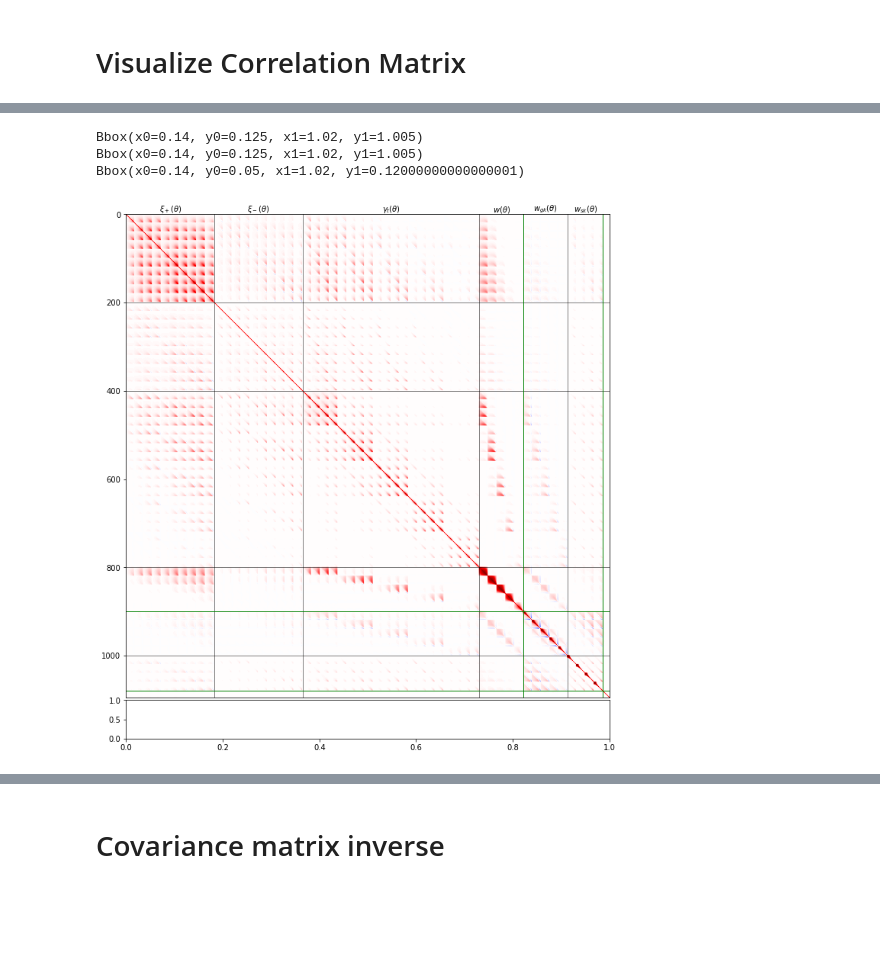
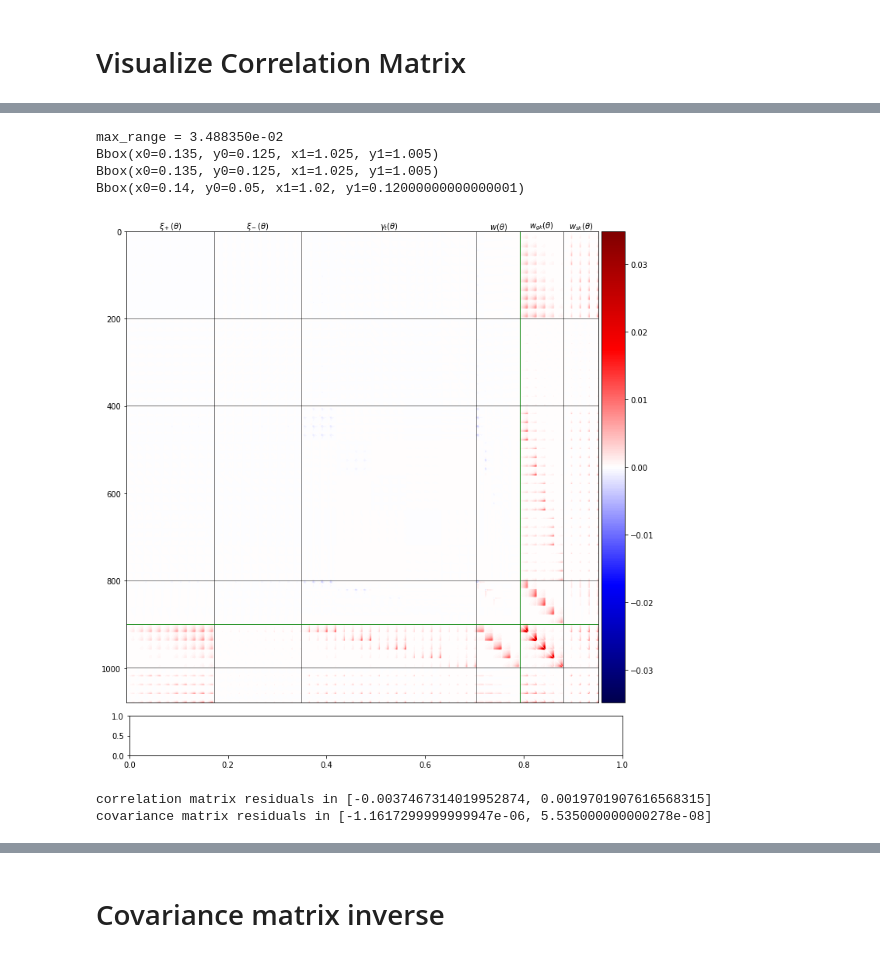
Before and after one commit to CosmoLike/DESxPlanck, a Jupyter notebook: notebooks/VisualizeCovMat.ipynb, the cells around one changed output, grey strips where cells are left out. Cells and saved outputs as stored; diff of their text form; code cells hidden in the pictures; blank space fills up the shorter version.

```diff
--- a/notebooks/VisualizeCovMat.ipynb
+++ b/notebooks/VisualizeCovMat.ipynb
@@ -26,6 +36,6 @@ covmat file length = 610425, Ndata=1095
 # %%
 Ntheta = 20
-Ncl = 15
+Ncl = 14
 Nlens = 5
 Nsrc = 4
 
@@ -117,12 +137,20 @@ neg eigenvalues full covmat:
 # %%
 fig = plt.figure(figsize=(10,10))
 ax = fig.add_axes([0.135, 0.125, 0.89, 0.88])
-cb = ax.imshow(
-    cors[0],
-    origin="upper", cmap='seismic',
-           vmin=-1, vmax=1
-          )
-#plt.colorbar(cb, ax=ax)
+
+data_to_show = (cors[0][:Ndata_5x2pt,:Ndata_5x2pt] - cors[1][:Ndata_5x2pt,:Ndata_5x2pt])
+max_range = np.max(abs(data_to_show))
+print("max_range = %e"%max_range)
+cb = ax.imshow(data_to_show, origin="upper", cmap='seismic',
+    vmin=-max_range,vmax=max_range,
+    #vmin=-0.1e-16, vmax=0.1e-16
+    #vmin=-1.1e-12, vmax=1.1e-12
+)
+divider = make_axes_locatable(ax)
+cax = divider.append_axes("right", size="5%", pad=0.05)
+
+plt.colorbar(cb, cax=cax)
+
 print(ax.get_position())
 subax = fig.add_axes([0.14, 0.05, 0.88, 0.07])
 #ax = plt.gca()
@@ -156,33 +184,42 @@ ax.text((Ndata_3x2pt+Ngk + Ndata_3x2pt+Ngk+Nsk)/2, 0, r'$w_{sk}(\theta)$', ha='c
 #ax.text((Ndata_3x2pt+Ngk+Nsk + Ndata_6x2pt)/2, -4, r'$C_{kk}(\ell)$', ha='center', va='bottom')
 ax.set_xticks([])
 
 show_datav_diff = False
 if show_datav_diff:
     subax.scatter(range(Ndata_6x2pt)[Ndata_3x2pt:Ndata_6x2pt-Nkk], diff[Ndata_3x2pt:Ndata_6x2pt-Nkk],
                    s=1, label='tSZcontm-tSZdeproj')
     subax.scatter(range(Ndata_6x2pt)[Ndata_3x2pt:Ndata_6x2pt-Nkk], diff_tSZref[Ndata_3x2pt:Ndata_6x2pt-Nkk],
                   s=1, label='ref-tSZdeproj')
     subax.scatter(range(Ndata_6x2pt)[:Ndata_3x2pt], diff_treecorr[:Ndata_3x2pt],
                   s=1, label='TreeCorr-Pub')
     subax.legend(loc='lower left')
     # xi_+
     subax.axvline(Nss/2-0.5, lw=0.5, color='k')
     # xi_-
     subax.axvline(Nss-0.5, lw=0.5, color='k')
     # gs
     subax.axvline(Nss+Ngs-0.5, lw=0.5, color='k')
     # gg
     subax.axvline(Nss+Ngs+Ngg-0.5, lw=0.5, color='k')
     # gk
     subax.axvline(Nss+Ngs+Ngg+Ngk-0.5, lw=0.5, color='k')
     # sk
     subax.axvline(Nss+Ngs+Ngg+Ngk+Nsk-0.5, lw=0.5, color='k')
     subax.set_xlim(ax.get_xlim())
 
 
 plt.show()
 # %% [output]
-Bbox(x0=0.14, y0=0.125, x1=1.02, y1=1.005)
-Bbox(x0=0.14, y0=0.125, x1=1.02, y1=1.005)
+max_range = 3.488350e-02
+Bbox(x0=0.135, y0=0.125, x1=1.025, y1=1.005)
+Bbox(x0=0.135, y0=0.125, x1=1.025, y1=1.005)
 Bbox(x0=0.14, y0=0.05, x1=1.02, y1=0.12000000000000001)
-[figure, old version]
+[figure, new version]
+# %%
+diff = cors[0][:Ndata_3x2pt,:Ndata_3x2pt] - cors[1][:Ndata_3x2pt,:Ndata_3x2pt]
+print(f'correlation matrix residuals in [{np.min(diff)}, {np.max(diff)}]')
+diff = covs[0][:Ndata_5x2pt,:Ndata_5x2pt] - covs[1][:Ndata_5x2pt,:Ndata_5x2pt]
+print(f'covariance matrix residuals in [{np.min(diff)}, {np.max(diff)}]')
+# %% [output]
+correlation matrix residuals in [-0.0037467314019952874, 0.0019701907616568315]
+covariance matrix residuals in [-1.1617299999999947e-06, 5.535000000000278e-08]
```
Also changed, not shown: parts of 13 cells of this notebook, 8 other files.
